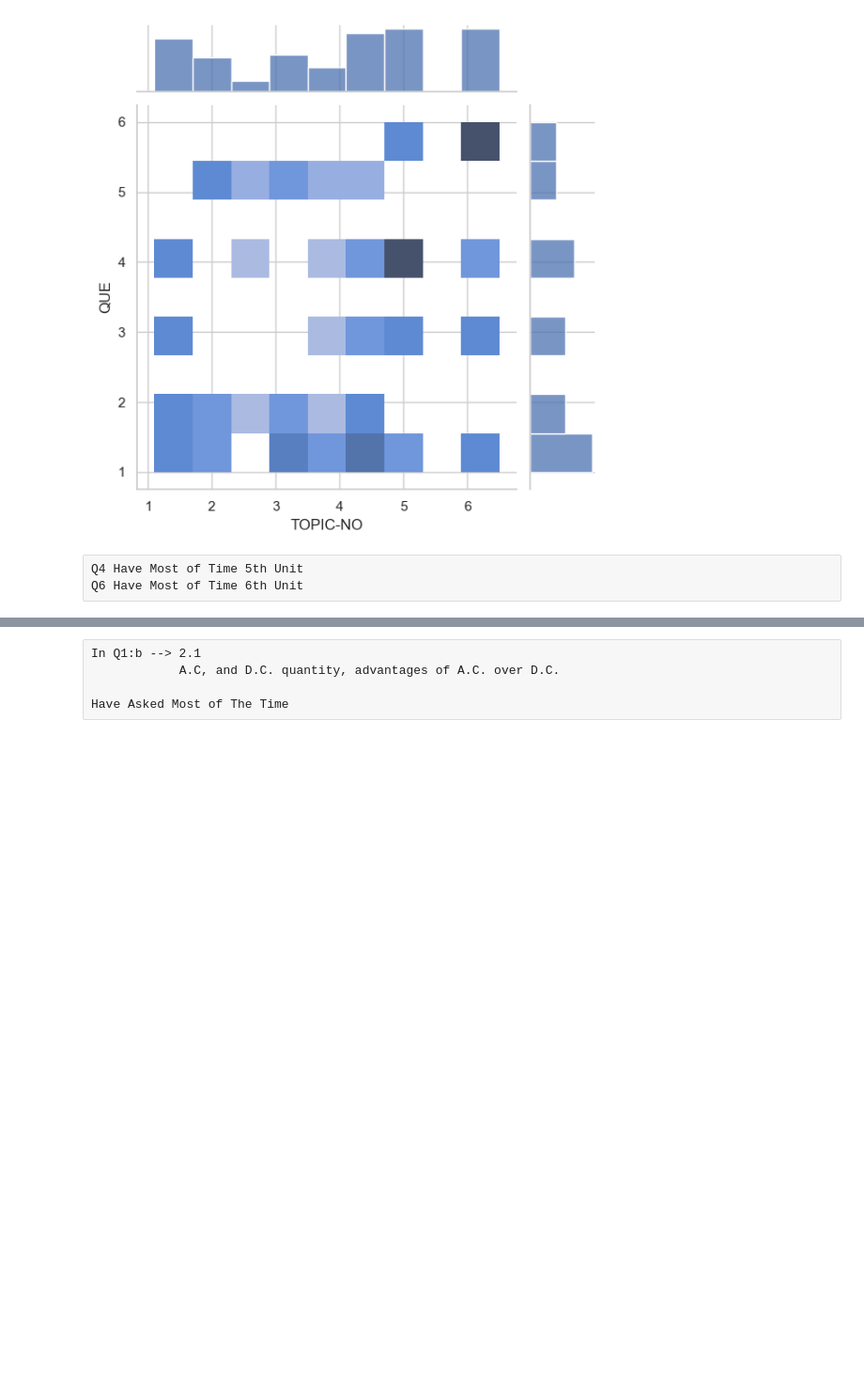
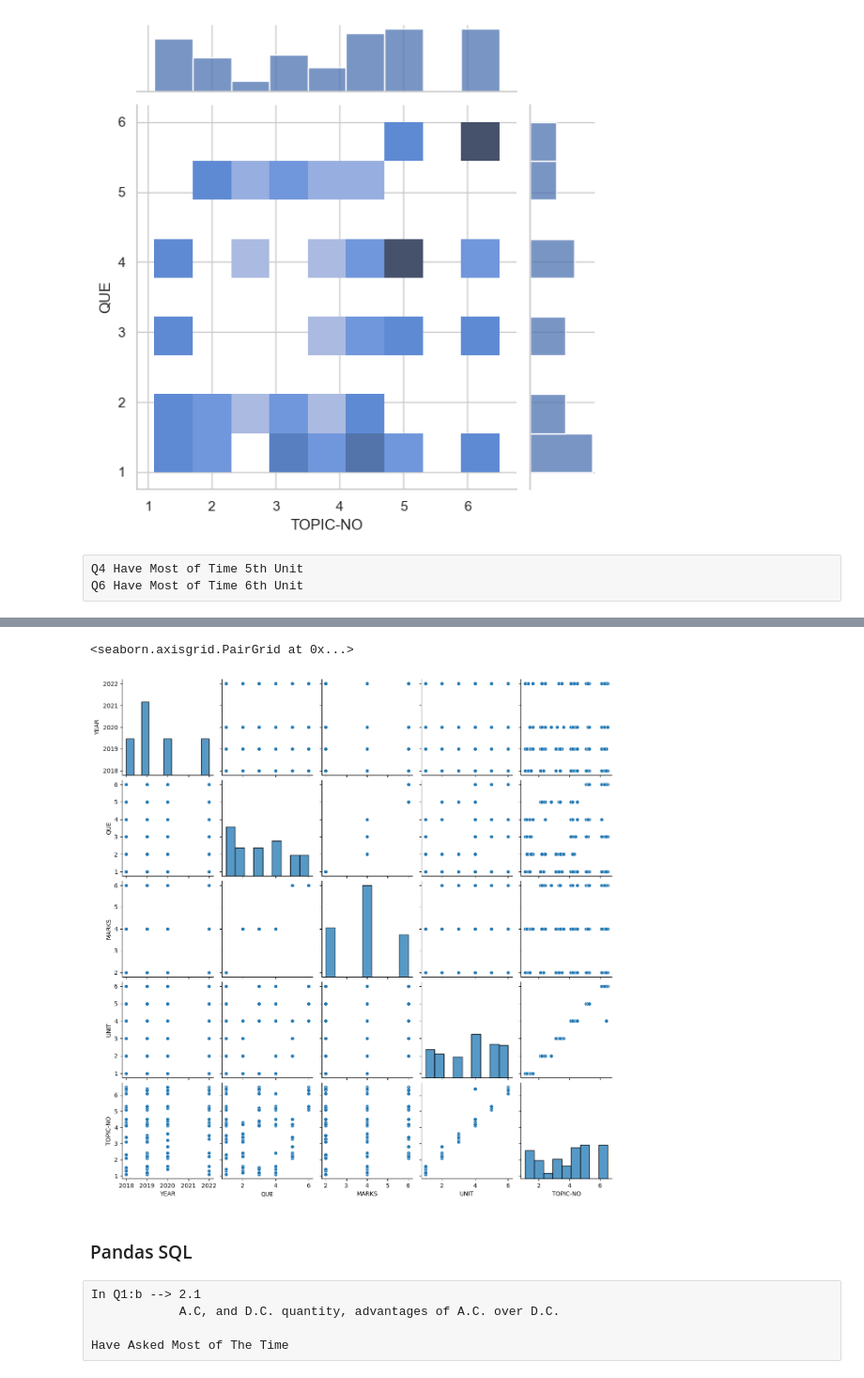
Before and after one commit to pawarsarthak/AI-Toys, a Jupyter notebook: Question Prediction/EEC QUE PREDICTION.ipynb, the cells around one changed output, grey strips where cells are left out. Shown at 94% size. Saved outputs shown, nothing was run; the diff lists cells and outputs as text; code cells hidden in the pictures; blank space fills up the shorter version.

```diff
--- a/Question Prediction/EEC QUE PREDICTION.ipynb
+++ b/Question Prediction/EEC QUE PREDICTION.ipynb
@@ -308,3 +329,10 @@ Name: TOPIC-NO, dtype: int64
+# %%
+sns.pairplot(df)
+# %% [output]
+<seaborn.axisgrid.PairGrid at 0x...>
+[figure, added]
+# %% [markdown]
+### Pandas SQL
 # %% [raw]
 In Q1:b --> 2.1
             A.C, and D.C. quantity, advantages of A.C. over D.C.
```
Also changed, not shown: parts of 95 cells of this notebook.
